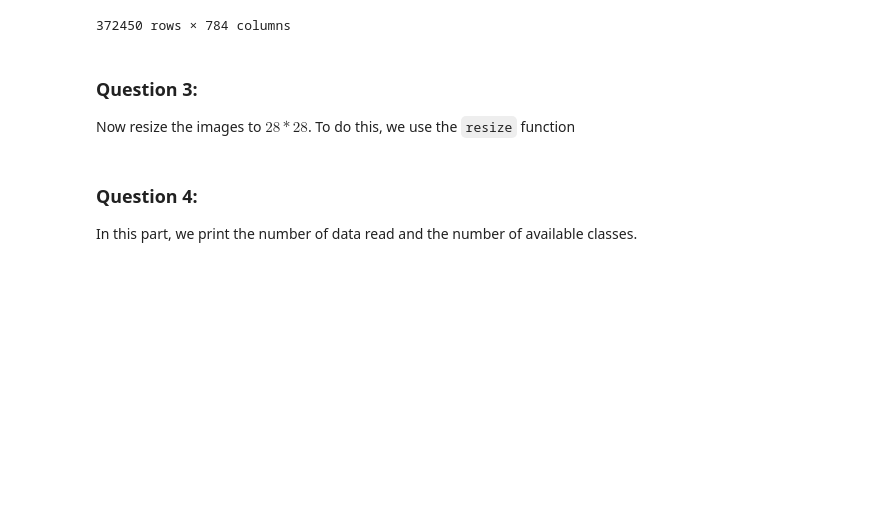
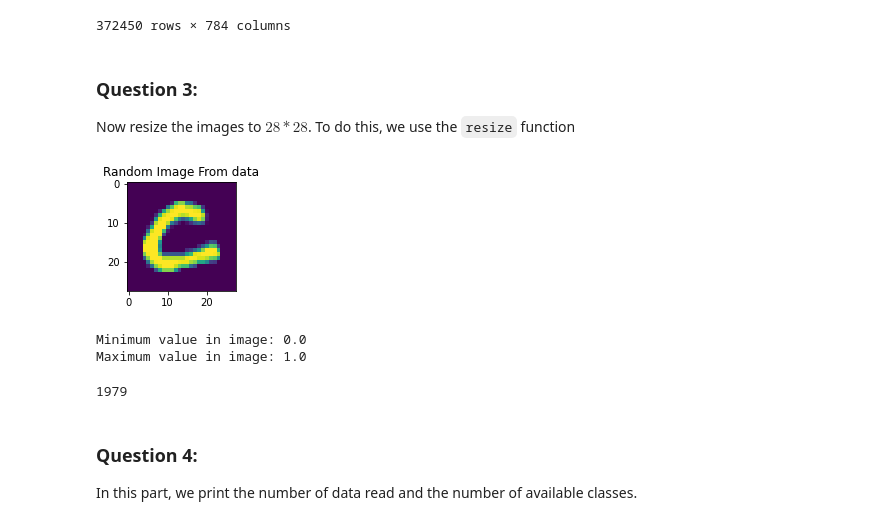
Before and after one commit to mohammadsaadati80/A-Z-Handwritten-Alphabets-Neural-Network, a Jupyter notebook: AI-CA5-P2.ipynb, the cells around one changed output. Cells and saved outputs as stored; diff of their text form; code cells hidden in the pictures; blank space fills up the shorter version.

```diff
--- a/AI-CA5-P2.ipynb
+++ b/AI-CA5-P2.ipynb
@@ -54,7 +54,7 @@ First we load csv file as a DataFrame using pandas library.
 # url='https://drive.google.com/file/d/1WIKPIjFiIjYwbKzeURBdiGQg-ubhCrOr/view?usp=sharing'
 # path='https://drive.google.com/uc?export=download&id='+url.split('/')[-2]
 
-dataset_df = pd.read_csv('drive/My Drive/UT/Term6/AI/CA5-P2/A_Z Handwritten Data.csv')
+dataset_df = pd.read_csv('drive/My Drive/UT/Term6/AI/CA5-P2/A_Z Handwritten Data.csv', dtype="uint8")
 dataset_df
 # %% [output]
 |  | 0 | 0.1 | 0.2 | 0.3 | 0.4 | 0.5 | 0.6 | 0.7 | 0.8 | 0.9 | ... | ... |
@@ -96,24 +96,27 @@ data
 ### Question 3:
 Now resize the images to $28 * 28$. To do this, we use the `resize` function
 # %%
-# images = data.values.tolist()
+# images = [cv2.resize(image, dsize=(25 , 25), interpolation=cv2.INTER_CUBIC) for image in data]
+images = [(np.reshape(np.array(row), (28,28)) / 255) for index, row in data.iterrows()]
 
+image = images[random.randint(0 , len(images) - 1)]
 
-# # X_train = [np.resize(image,(25 , 25)) for image in X_train]
-# # X_test = [np.resize(image,(25 , 25)) for image in X_test]
+plt.figure(figsize = (2 , 2))
+plt.imshow(image)
+plt.title("Random Image From data")
+plt.show()
 
-# X_train = [cv2.resize(image, dsize=(25 , 25), interpolation=cv2.INTER_CUBIC) for image in X_train]
-# X_test = [cv2.resize(image, dsize=(25 , 25), interpolation=cv2.INTER_CUBIC) for image in X_test]
+print("\nMinimum value in image: " + str(np.amin(image)))
+print("Maximum value in image: " + str(np.amax(image)))
 
-# image = X_train[random.randint(0 , len(X_train) - 1)]
-
-# plt.figure(figsize = (2 , 2))
-# plt.imshow(image)
-# plt.title("Random Image From data")
-# plt.show()
-
-# print("\nMinimum value in image: " + str(np.amin(image)))
-# print("Maximum value in image: " + str(np.amax(image)))
+del images
+del image
+gc.collect()
+# %% [output]
+[figure, added]
+Minimum value in image: 0.0
+Maximum value in image: 1.0
+1979
 # %% [markdown]
 ### Question 4:
 In this part, we print the number of data read and the number of available classes.
```
Also changed, not shown: parts of 30 cells of this notebook, 1 other file.
